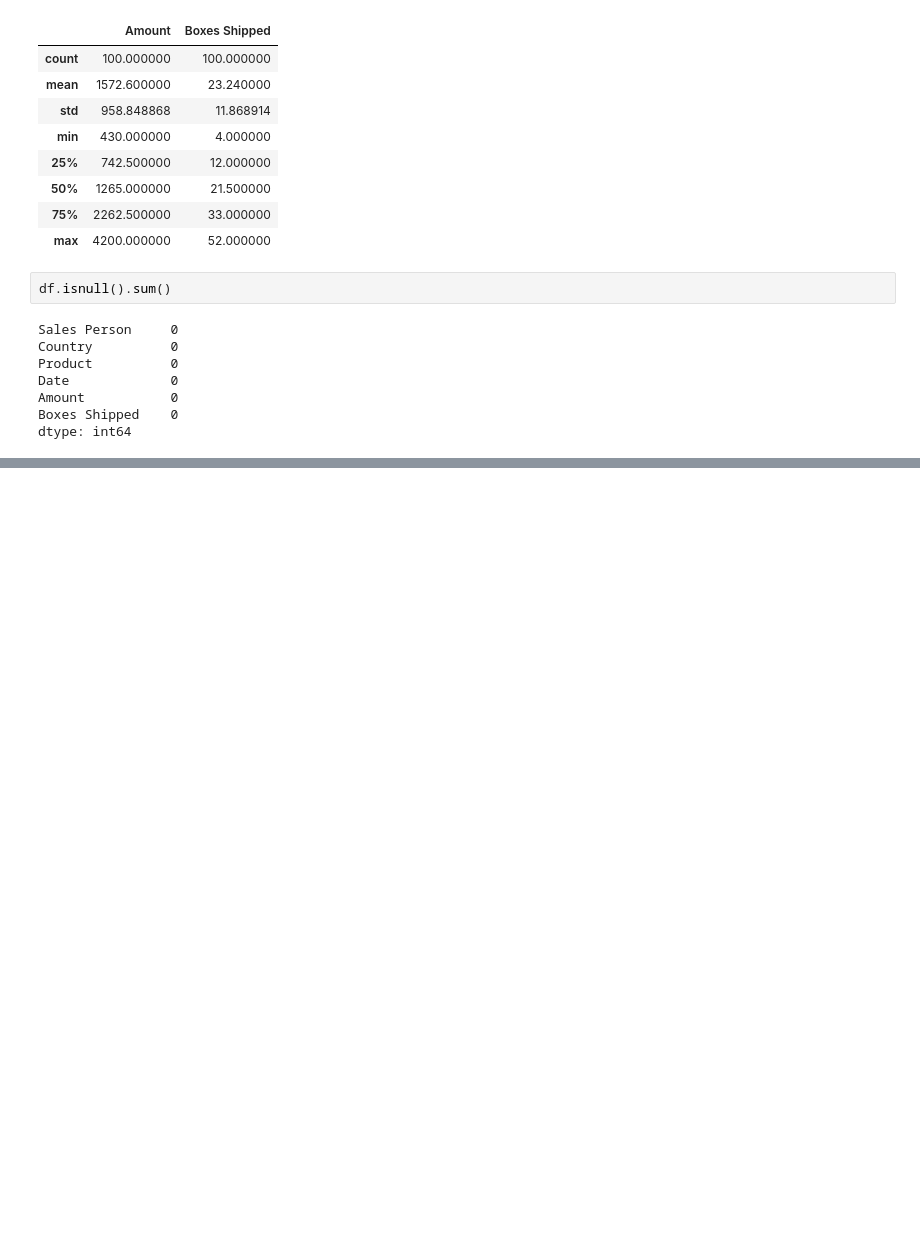
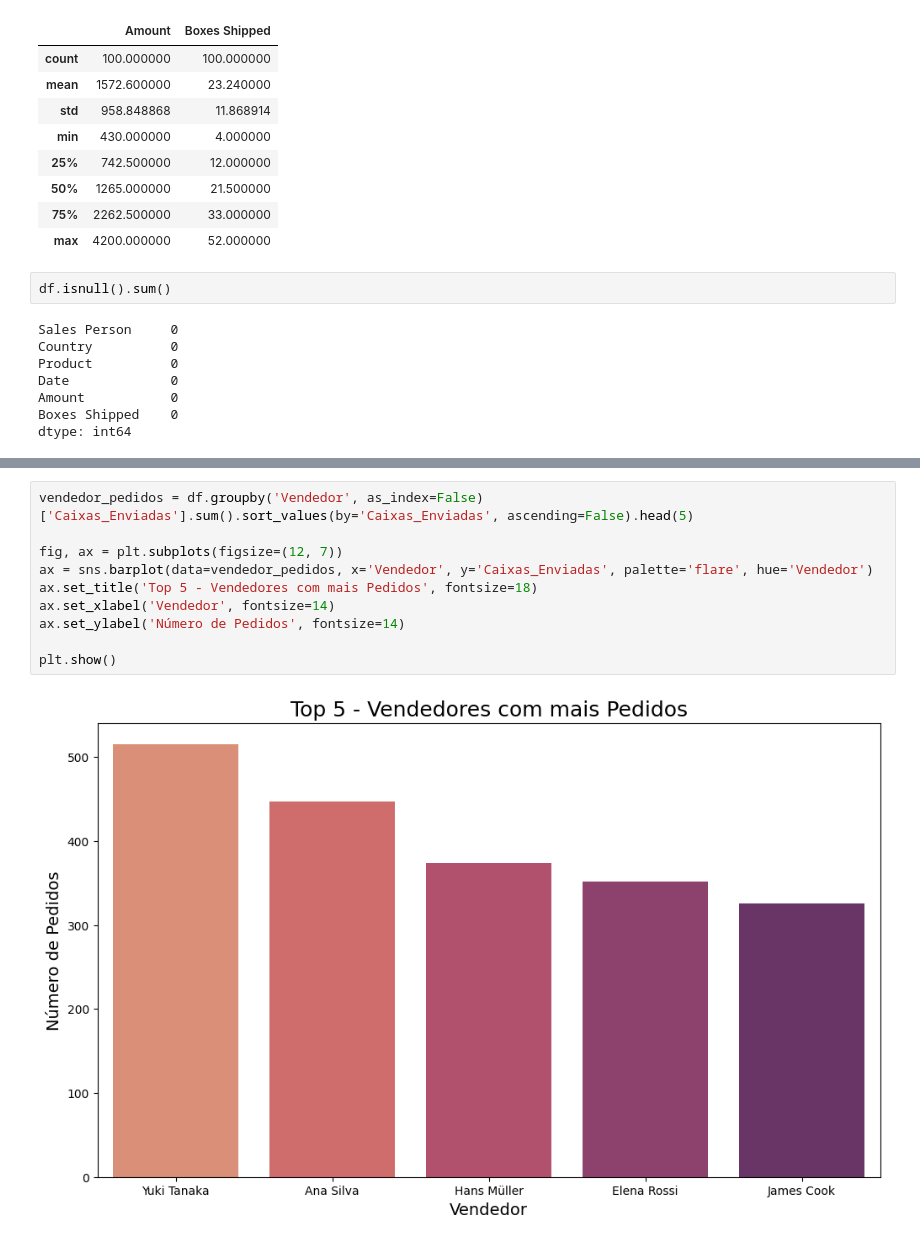
Before and after one commit to RodrygoYamasaki/ChocolateSales, a Jupyter notebook: notebooks/analise_exploratoria.ipynb, the cells around one changed output, grey strips where cells are left out. Drawn from its saved outputs; the diff is of its cells as text; blank space fills up the shorter version.

```diff
--- a/notebooks/analise_exploratoria.ipynb
+++ b/notebooks/analise_exploratoria.ipynb
@@ -53,0 +97,12 @@ dtype: int64
+# %%
+vendedor_pedidos = df.groupby('Vendedor', as_index=False)['Caixas_Enviadas'].sum().sort_values(by='Caixas_Enviadas', ascending=False).head(5)
+
+fig, ax = plt.subplots(figsize=(12, 7))
+ax = sns.barplot(data=vendedor_pedidos, x='Vendedor', y='Caixas_Enviadas', palette='flare', hue='Vendedor')
+ax.set_title('Top 5 - Vendedores com mais Pedidos', fontsize=18)
+ax.set_xlabel('Vendedor', fontsize=14)
+ax.set_ylabel('Número de Pedidos', fontsize=14)
+
+plt.show()
+# %% [output]
+[figure, added]
```
Also changed, not shown: parts of 4 cells of this notebook.
